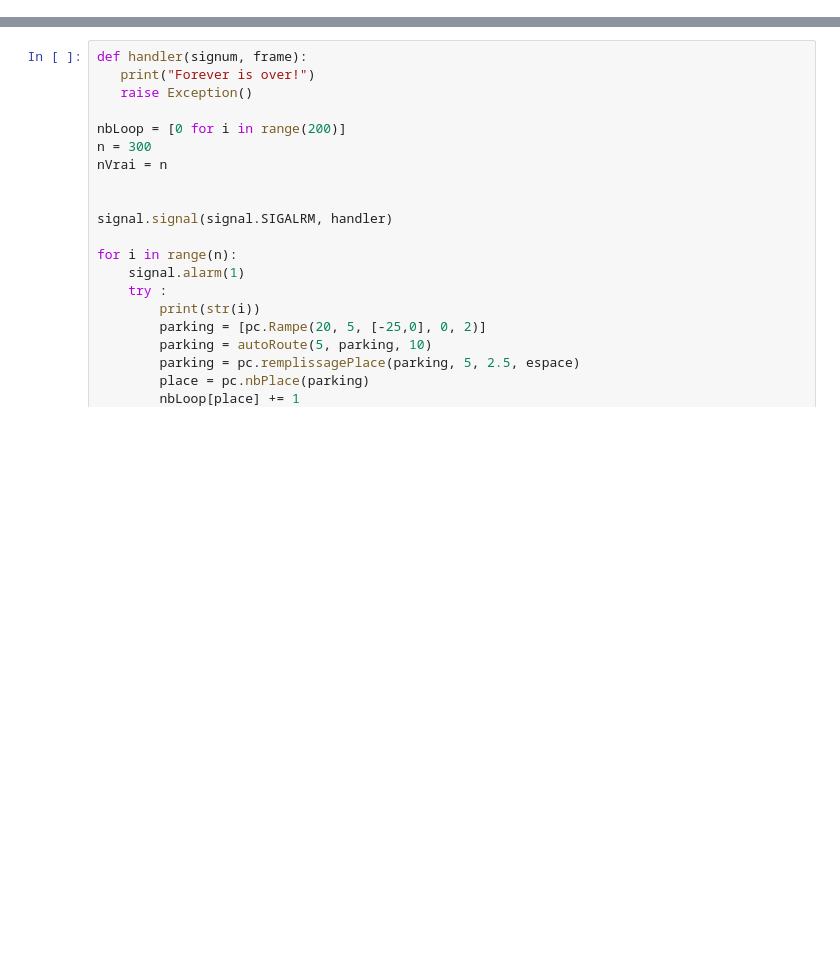
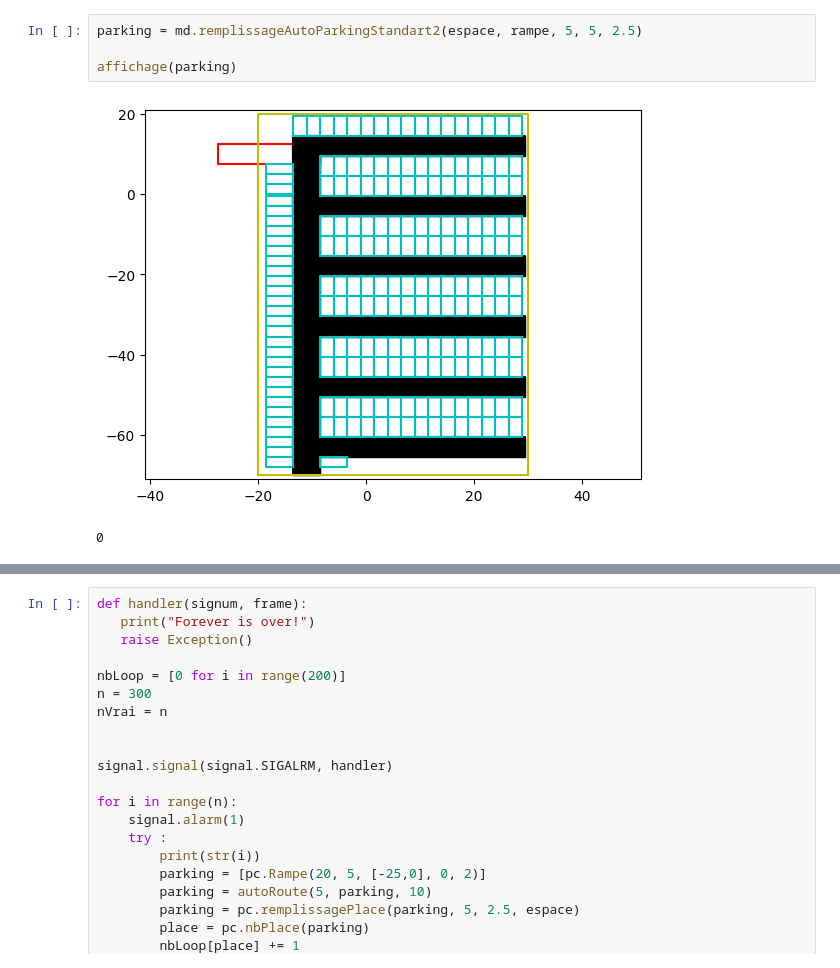
Before and after one commit to Painchadic/Parkyze-, a Jupyter notebook: parkyze.ipynb, the cells around one changed output, grey strips where cells are left out. Cells and saved outputs as stored; diff of their text form; blank space fills up the shorter version.

```diff
--- a/parkyze.ipynb
+++ b/parkyze.ipynb
@@ -35,0 +44,7 @@ print(parking[0].fils)
+# %%
+parking = md.remplissageAutoParkingStandart2(espace, rampe, 5, 5, 2.5)
+
+affichage(parking)
+# %% [output]
+[figure, added]
+0
```
Also changed, not shown: parts of 8 cells of this notebook, 3 other files.
